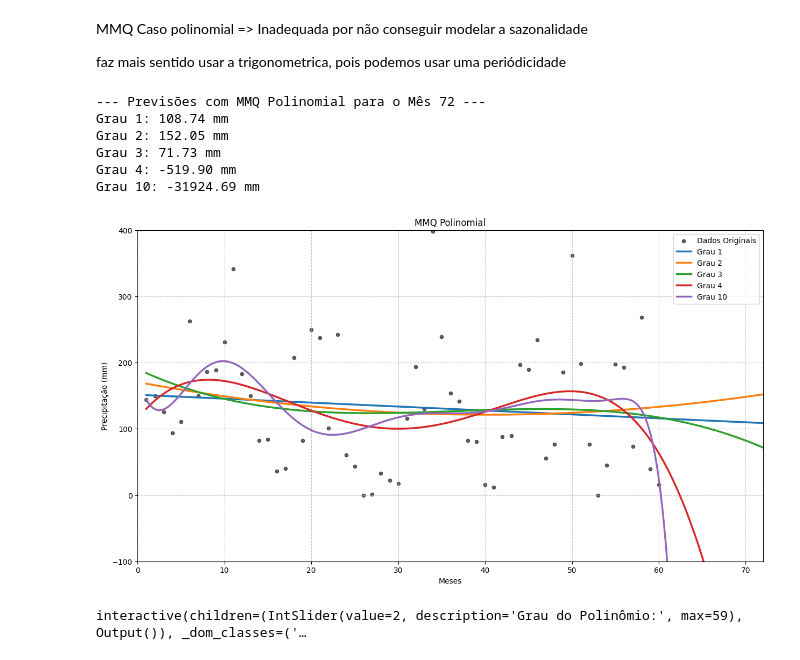
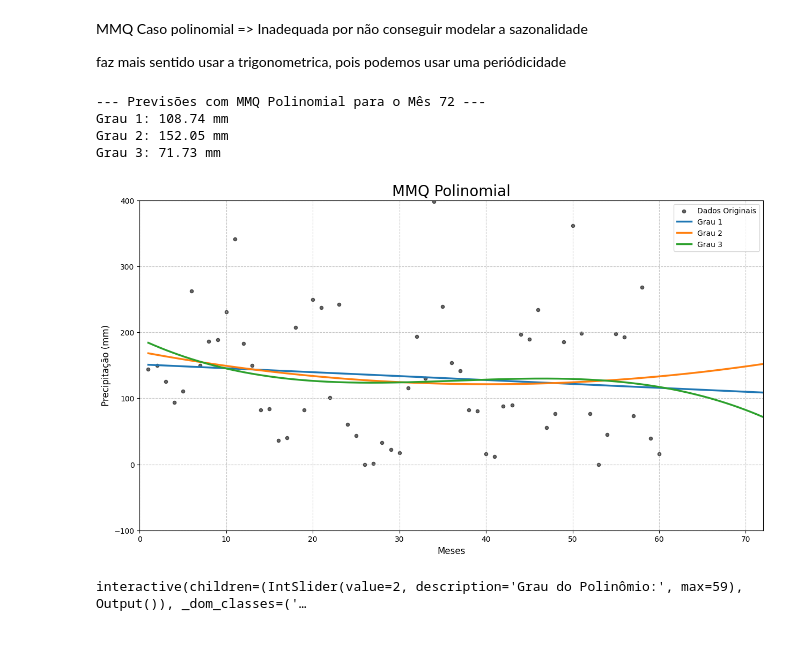
Before and after one commit to asegnibo/Calculo_Numerico, a Jupyter notebook: modelo_trigonometrico.ipynb, the cells around one changed output. Drawn from its saved outputs; the diff is of its cells as text; code cells hidden in the pictures.

```diff
--- a/modelo_trigonometrico.ipynb
+++ b/modelo_trigonometrico.ipynb
@@ -786,45 +790,43 @@ plt.scatter(x_dados, y_dados, label='Dados Originais', color='black', alpha=0.6,
 print("--- Previsões com MMQ Polinomial para o Mês 72 ---")
 
 # Vamos testar alguns graus baixos e um grau um pouco mais alto para ver o overfitting
-graus_a_testar = [1, 2, 3, 4, 10]
+graus_a_testar = [1, 2, 3]
 
 # 3. Loop para calcular e plotar cada modelo polinomial
 for grau in graus_a_testar:
 
     # Ajustar o polinômio de grau baixo usando MMQ
     coeficientes = np.polyfit(x_dados, y_dados, grau)
     polinomio_mmq = np.poly1d(coeficientes)
 
     # Gerar a curva de tendência
     x_curva = np.linspace(1, 72, 400)
     y_curva = polinomio_mmq(x_curva)
 
     # Plotar a curva do modelo atual no mesmo gráfico
     plt.plot(x_curva, y_curva, label=f'Grau {grau}', linewidth=2.5)
 
     # Calcular e imprimir a previsão
     mes_futuro = 72
     precipitacao_prevista = polinomio_mmq(mes_futuro)
     print(f"Grau {grau}: {precipitacao_prevista:.2f} mm")
 
 
 # 4. Configurar os detalhes do gráfico DEPOIS do loop
-plt.title('MMQ Polinomial')
-plt.xlabel('Meses')
-plt.ylabel('Precipitação (mm)')
+plt.title('MMQ Polinomial', fontsize = 20)
+plt.xlabel('Meses', fontsize = 12)
+plt.ylabel('Precipitação (mm)', fontsize = 12)
 plt.grid(True, linestyle='--', alpha=0.7)
 plt.legend(fontsize=10)
 plt.ylim(-100, 400)
 plt.xlim(0,72)
 plt.show()
 # %% [output]
 --- Previsões com MMQ Polinomial para o Mês 72 ---
 Grau 1: 108.74 mm
 Grau 2: 152.05 mm
 Grau 3: 71.73 mm
-Grau 4: -519.90 mm
-Grau 10: -31924.69 mm
-[figure, old version]
+[figure, new version]
 # %%
 import numpy as np
 import matplotlib.pyplot as plt
```
Also changed, not shown: parts of 4 cells of this notebook.
